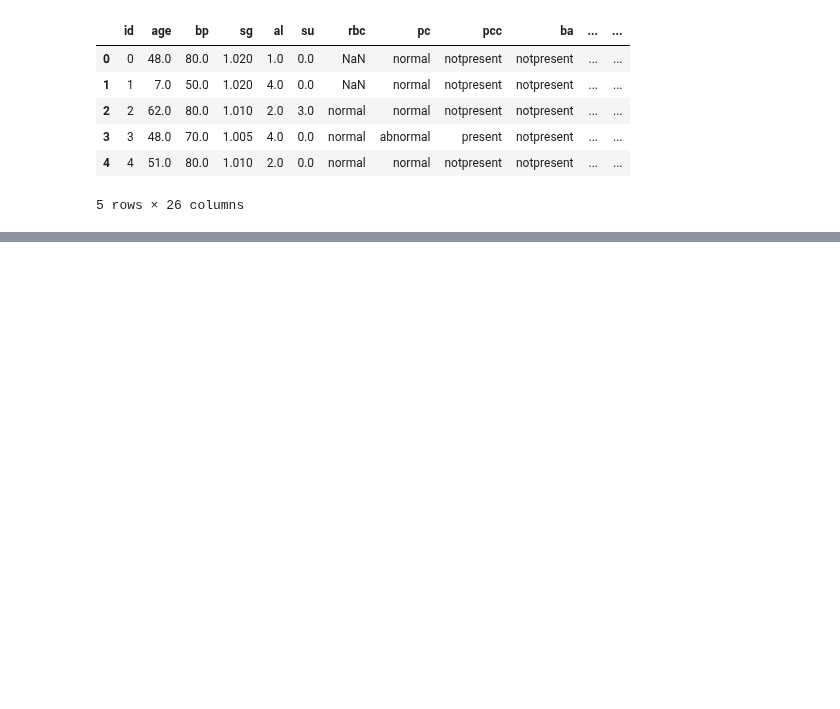
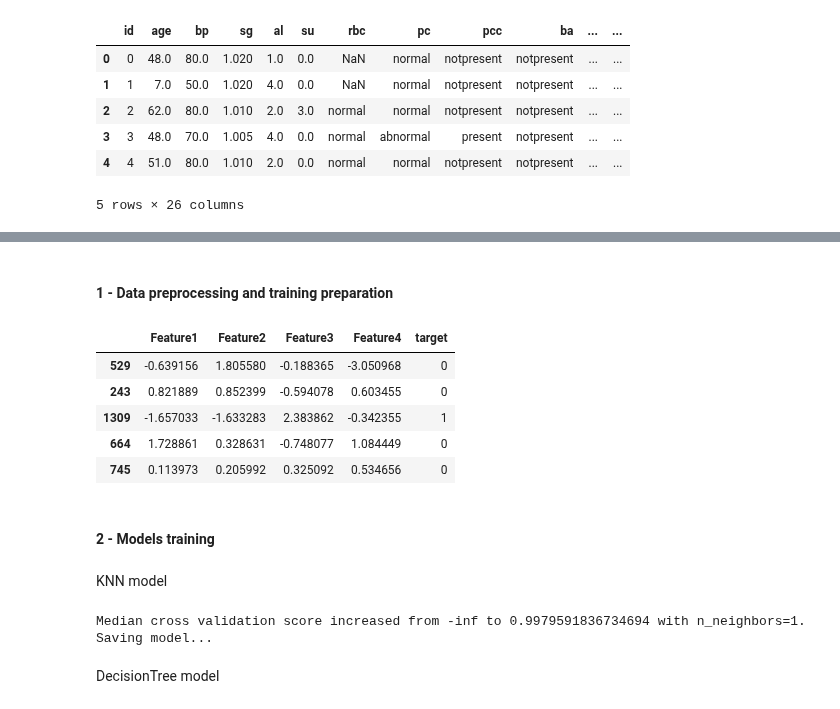
Before and after one commit to HamidMahamat/Development_project, a Jupyter notebook: main.ipynb, the cells around one changed output, grey strips where cells are left out. Saved outputs shown, nothing was run; the diff lists cells and outputs as text; code cells hidden in the pictures; blank space fills up the shorter version.

```diff
--- a/main.ipynb
+++ b/main.ipynb
@@ -149,0 +102,27 @@ score
+# %% [markdown]
+#### 1 - Data preprocessing and training preparation
+# %%
+banknote_preprocessed_df = preprocessing(banknote_df)
+train_banknote_df, test_banknote_df, cross_val_split_banknote = prepare_for_training(banknote_preprocessed_df)
+column_names = ['Feature1', 'Feature2', 'Feature3', 'Feature4', 'target']  # Replace with your column names
+train_banknote_df.columns = column_names
+test_banknote_df.columns = column_names
+train_banknote_df.head()
+# %% [output]
+|  | Feature1 | Feature2 | Feature3 | Feature4 | target |
+| 529 | -0.639156 | 1.805580 | -0.188365 | -3.050968 | 0 |
+| 243 | 0.821889 | 0.852399 | -0.594078 | 0.603455 | 0 |
+| 1309 | -1.657033 | -1.633283 | 2.383862 | -0.342355 | 1 |
+| 664 | 1.728861 | 0.328631 | -0.748077 | 1.084449 | 0 |
+| 745 | 0.113973 | 0.205992 | 0.325092 | 0.534656 | 0 |
+# %% [markdown]
+#### 2 - Models training
+# %% [markdown]
+KNN model
+# %%
+Knn_trainer_bn = KNN_trainer()
+model_training(Knn_trainer_bn, train_banknote_df, cross_val_split_banknote, "target")
+# %% [output]
+Median cross validation score increased from -inf to 0.9979591836734694 with n_neighbors=1. Saving model...
+# %% [markdown]
+DecisionTree model
```
Also changed, not shown: parts of 40 cells of this notebook, 1 other file.
